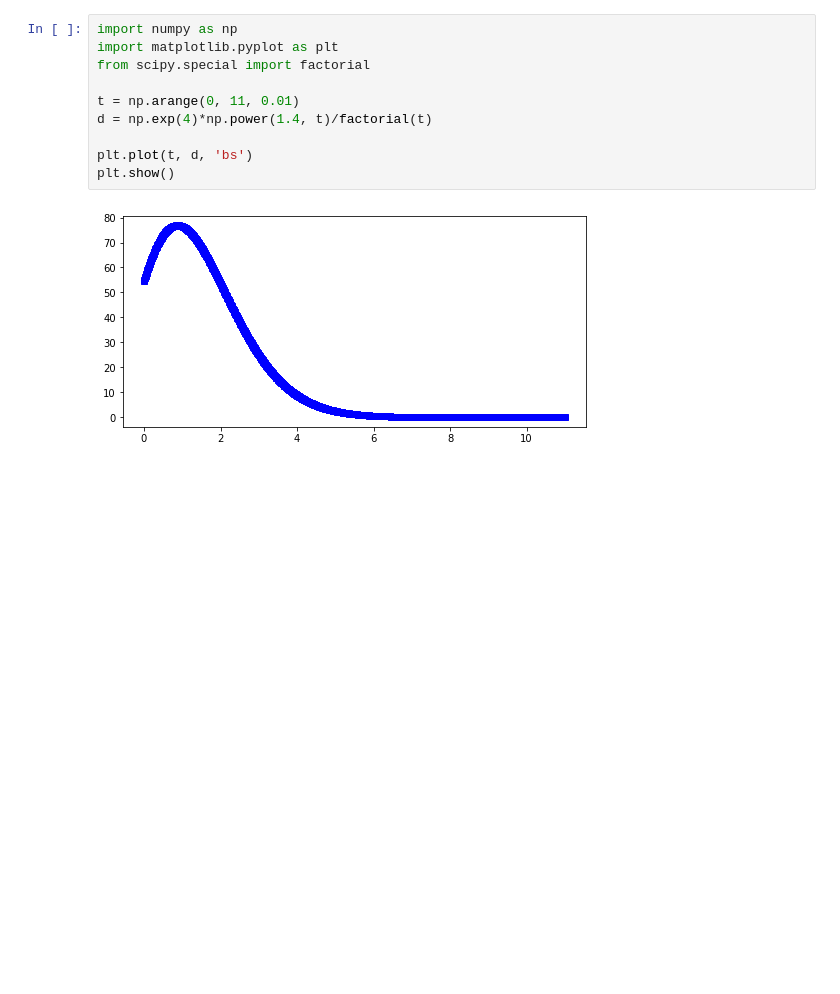
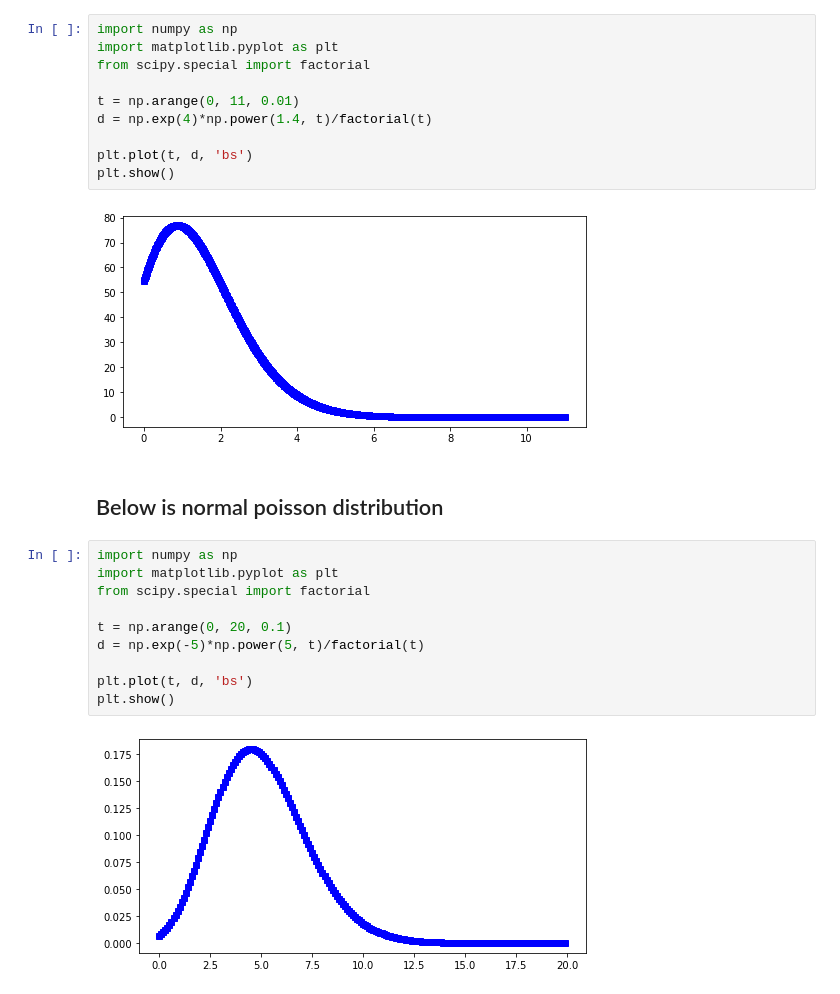
Before and after one commit to RyanJTalbot/bookcamp, a Jupyter notebook: world_cup/International Soccer DB/ISDB.ipynb, the cells around one changed output. Drawn from its saved outputs; the diff is of its cells as text; blank space fills up the shorter version.

Commit message:
Add poisson

```diff
--- a/world_cup/International Soccer DB/ISDB.ipynb
+++ b/world_cup/International Soccer DB/ISDB.ipynb
@@ -293,3 +295,17 @@ plt.plot(t, d, 'bs')
 plt.show()
 # %% [output]
 [figure]
+# %% [markdown]
+## Below is normal poisson distribution
+# %%
+import numpy as np
+import matplotlib.pyplot as plt
+from scipy.special import factorial
+
+t = np.arange(0, 20, 0.1)
+d = np.exp(-5)*np.power(5, t)/factorial(t)
+
+plt.plot(t, d, 'bs')
+plt.show()
+# %% [output]
+[figure, added]
```
Also changed, not shown: parts of 1 cell of this notebook.
